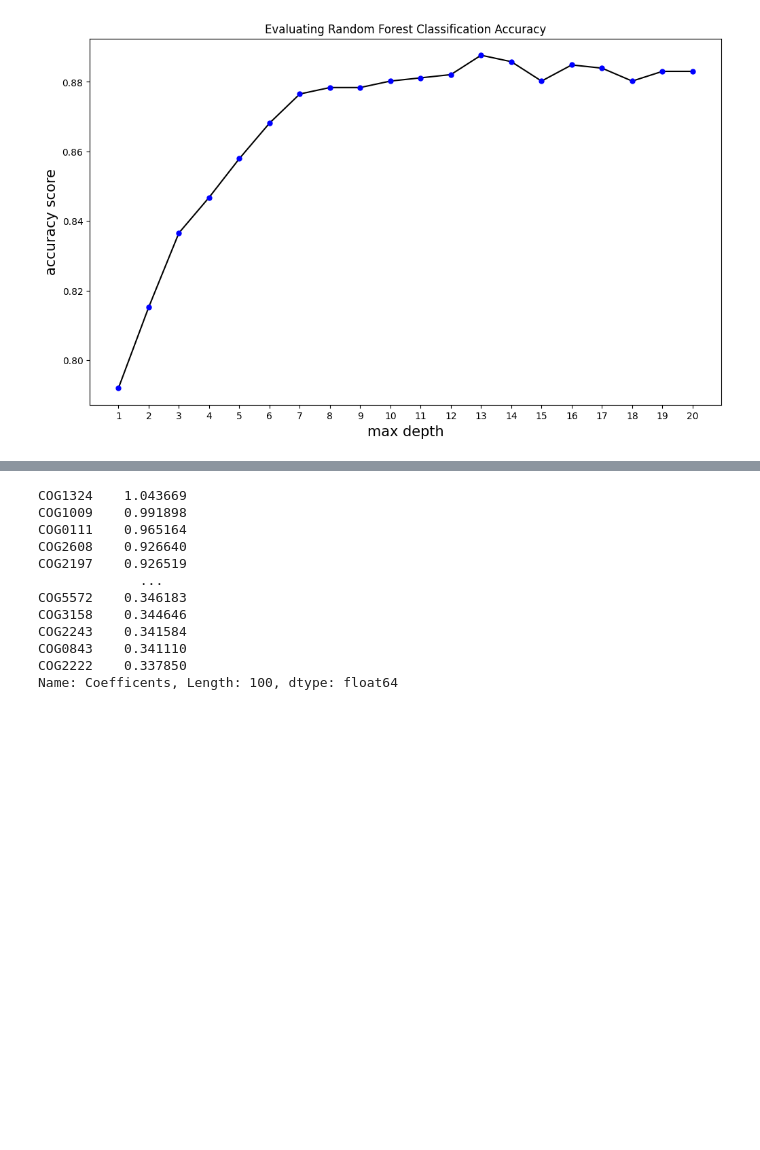
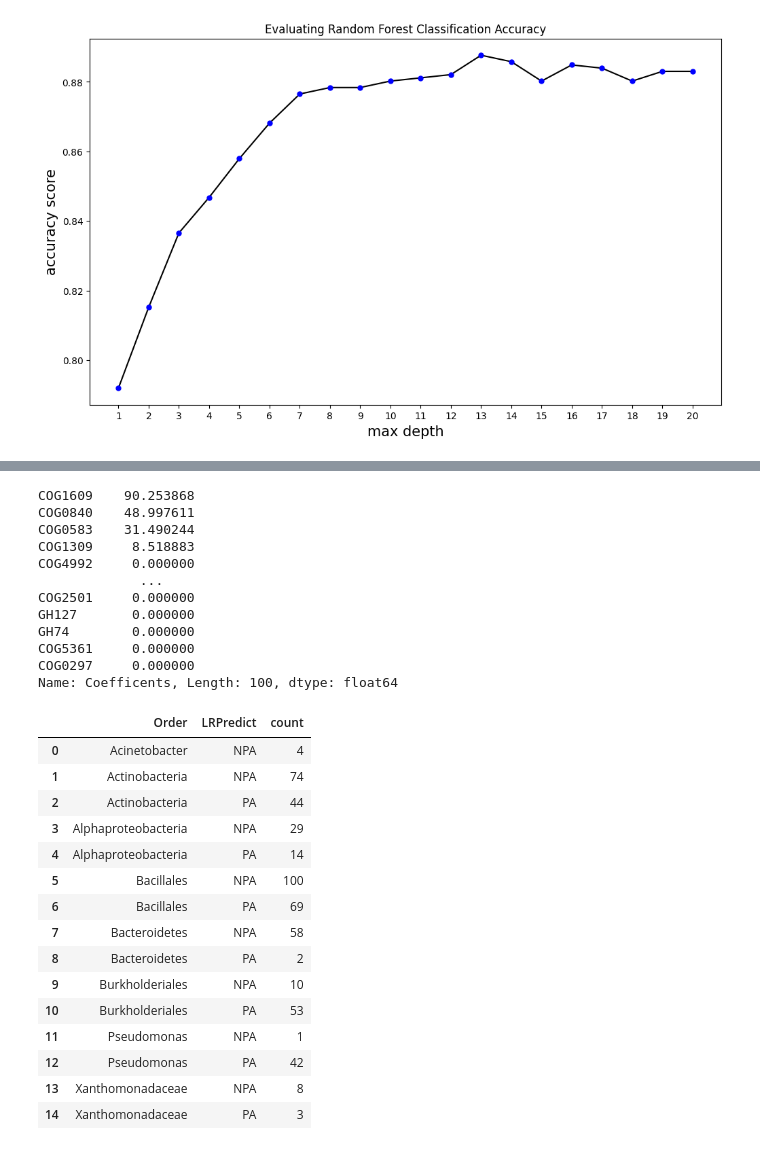
Before and after one commit to ajlukasiewicz/Team_9_MacLearn, a Jupyter notebook: Prediction_of_plant_associated_bacteria.ipynb, the cells around one changed output, grey strips where cells are left out. Saved outputs shown, nothing was run; the diff lists cells and outputs as text; code cells hidden in the pictures; blank space fills up the shorter version.

Commit message:
Updated Muyoung edits and added soil predictions

```diff
--- a/Prediction_of_plant_associated_bacteria.ipynb
+++ b/Prediction_of_plant_associated_bacteria.ipynb
@@ -408,15 +397,16 @@ cross_val
 # %%
 #SC
 #fitting and extracting top features from LR model
-X_train = X_train[union_features]
-X_test = X_test[union_features]
+X = merged[union_features]
+#X_train = X_train[union_features]
+#X_test = X_test[union_features]
 
 #fit
 LR = LogisticRegression(max_iter = 500, penalty = 'l1', solver = 'saga')
-LR.fit(X_train, y_train)
+LR.fit(X, classif)
 
 #predict
-LRPredict = LR.predict_proba(X_test)
+LRPredict = LR.predict_proba(X)
 
 #get coefficients and map to features
 LR_co = abs(LR.coef_[0])
@@ -427,17 +417,17 @@ LR_coeff.columns = 'Features', 'Coefficents'
 
 LR_coeff.nlargest(100, 'Coefficents')['Coefficents']
 # %% [output]
-COG1324    1.043669
-COG1009    0.991898
-COG0111    0.965164
-COG2608    0.926640
-COG2197    0.926519
+COG1609    90.253868
+COG0840    48.997611
+COG0583    31.490244
+COG1309     8.518883
+COG4992     0.000000
              ...
-COG5572    0.346183
-COG3158    0.344646
-COG2243    0.341584
-COG0843    0.341110
-COG2222    0.337850
+COG2501     0.000000
+GH127       0.000000
+GH74        0.000000
+COG5361     0.000000
+COG0297     0.000000
 Name: Coefficents, Length: 100, dtype: float64
 # %%
 #AL and SC
@@ -458,3 +448,35 @@ X_soil = soil_norm[union_features]
 LRPredict = LR.predict(X_soil)
 
 soil_dataset['LRPredict'] = LRPredict
+# %%
+counts = soil_dataset.groupby(['Order','LRPredict']).size().reset_index(name = 'count')
+
+# create a stacked barplot using plotnine
+color_values = ['#542788', '#b2abd2','#fdae61']
+
+order_counts = ggplot(counts, aes(x='Order', y='count', fill='LRPredict')) + \
+    geom_bar(stat='identity') + \
+    labs(x = 'Order', y='Count', fill='Classification') + \
+    ggtitle('Classification of soil dataset')+ \
+    coord_flip() + \
+    scale_fill_manual(values = color_values) + \
+    theme_classic()
+# %%
+counts
+# %% [output]
+|  | Order | LRPredict | count |
+| 0 | Acinetobacter | NPA | 4 |
+| 1 | Actinobacteria | NPA | 74 |
+| 2 | Actinobacteria | PA | 44 |
+| 3 | Alphaproteobacteria | NPA | 29 |
+| 4 | Alphaproteobacteria | PA | 14 |
+| 5 | Bacillales | NPA | 100 |
+| 6 | Bacillales | PA | 69 |
+| 7 | Bacteroidetes | NPA | 58 |
+| 8 | Bacteroidetes | PA | 2 |
+| 9 | Burkholderiales | NPA | 10 |
+| 10 | Burkholderiales | PA | 53 |
+| 11 | Pseudomonas | NPA | 1 |
+| 12 | Pseudomonas | PA | 42 |
+| 13 | Xanthomonadaceae | NPA | 8 |
+| 14 | Xanthomonadaceae | PA | 3 |
```
Also changed, not shown: parts of 10 cells of this notebook.
